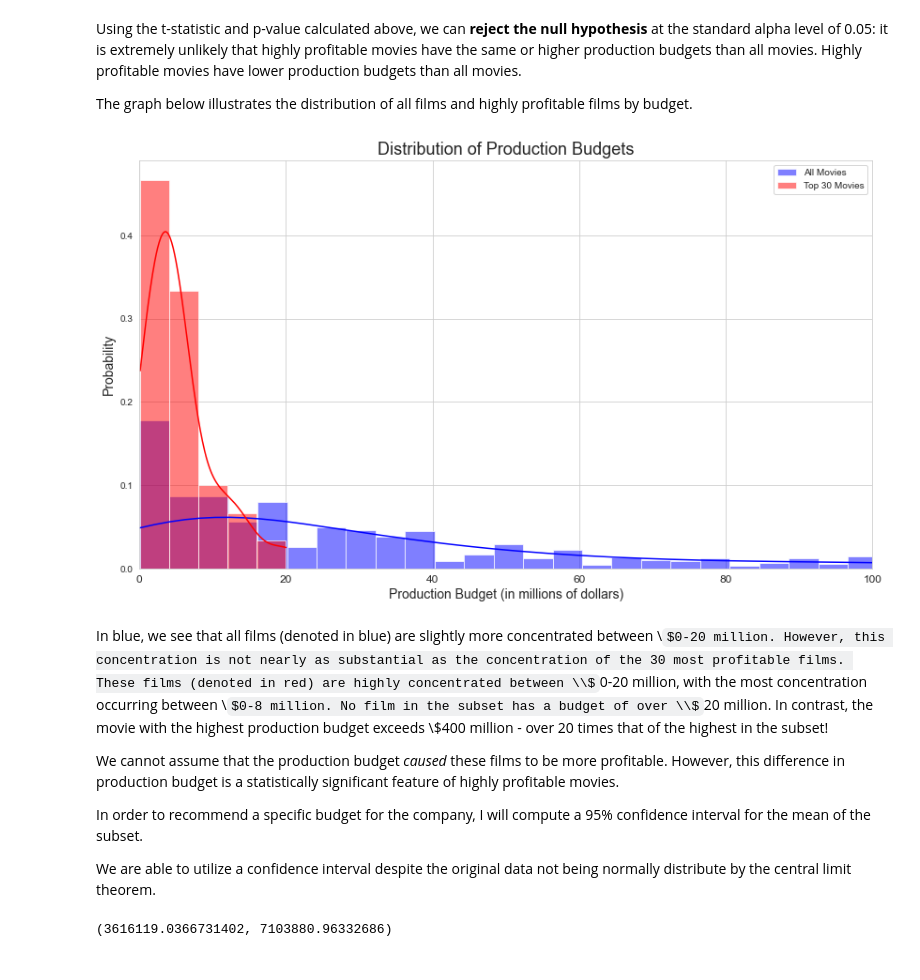
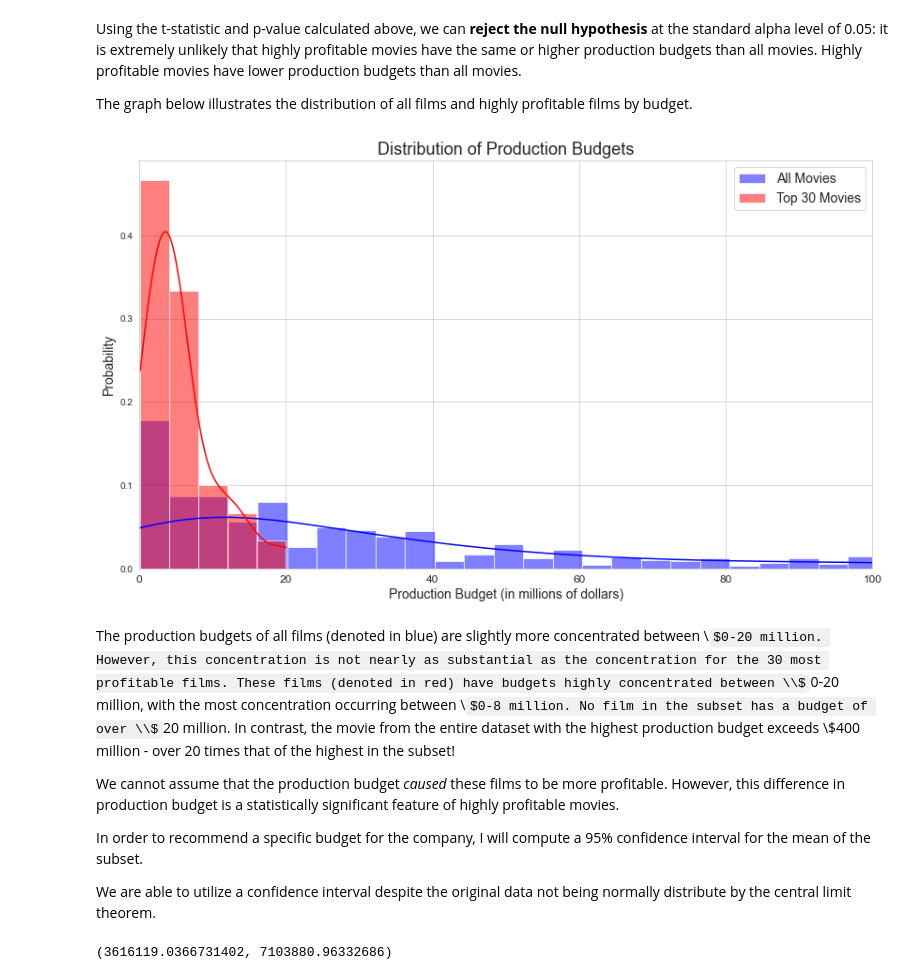
Before and after one commit to ccsurratt/highly_profitable_film_analysis, a Jupyter notebook: notebook.ipynb, the cells around one changed output. Saved outputs shown, nothing was run; the diff lists cells and outputs as text; code cells hidden in the pictures; some formulas as TeX source.

```diff
--- a/notebook.ipynb
+++ b/notebook.ipynb
@@ -351,34 +359,34 @@ The graph below illustrates the distribution of all films and highly profitable
 # %%
 sns.set_style("whitegrid")
 
 fig, ax = plt.subplots(figsize=(14,8))
 
 # created a histogram (with the kde plot) for all movies in blue
 sns.histplot(movies['production_budget'], kde=True, bins=102, \
              stat='probability', alpha=0.5, ax=ax, color='blue', label ="All Movies")
 
 # created a histogram (with the kde plot) for the top 30 movies in red
 sns.histplot(subset['production_budget'], kde=True, bins=5, \
              stat='probability', alpha=0.5, ax=ax, color='red', label="Top 30 Movies")
 
 # limited x-axis to make visualization more readable
 plt.xlim(-10, 100000000)
 
 # adjusted x-axis ticks/labels to avoid scientific notation
 plt.xticks(ticks=[0, 20000000, 40000000, 60000000, 80000000, 100000000],
            labels=[0, 20, 40, 60, 80, 100],
           fontsize=12)
 
 # set titles and labels
 plt.title("Distribution of Production Budgets", fontsize=18)
 plt.xlabel("Production Budget (in millions of dollars)", fontsize=14)
 plt.ylabel("Probability", fontsize=14)
 
-plt.legend();
+plt.legend(fontsize=14);
 # %% [output]
-[figure, old version]
+[figure, new version]
 # %% [markdown]
-In blue, we see that all films (denoted in blue) are slightly more concentrated between \\$0-20 million. However, this concentration is not nearly as substantial as the concentration of the 30 most profitable films. These films (denoted in red) are highly concentrated between \\$0-20 million, with the most concentration occurring between \\$0-8 million. No film in the subset has a budget of over \\$20 million. In contrast, the movie with the highest production budget exceeds \\$400 million - over 20 times that of the highest in the subset!
+The production budgets of all films (denoted in blue) are slightly more concentrated between \\$0-20 million. However, this concentration is not nearly as substantial as the concentration for the 30 most profitable films. These films (denoted in red) have budgets highly concentrated between \\$0-20 million, with the most concentration occurring between \\$0-8 million. No film in the subset has a budget of over \\$20 million. In contrast, the movie from the entire dataset with the highest production budget exceeds \\$400 million - over 20 times that of the highest in the subset!
 
 We cannot assume that the production budget *caused* these films to be more profitable. However, this difference in production budget is a statistically significant feature of highly profitable movies.
 
```
Also changed, not shown: parts of 22 cells of this notebook.
